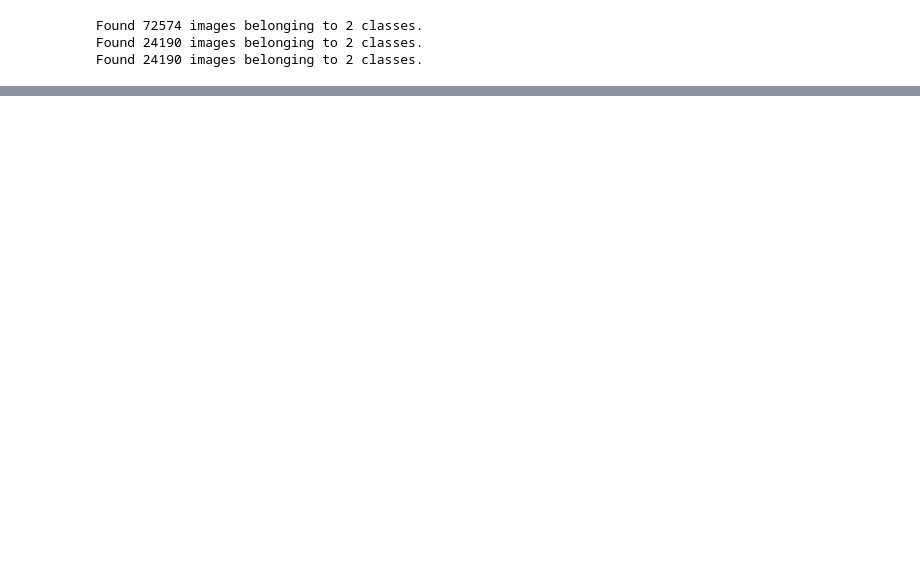
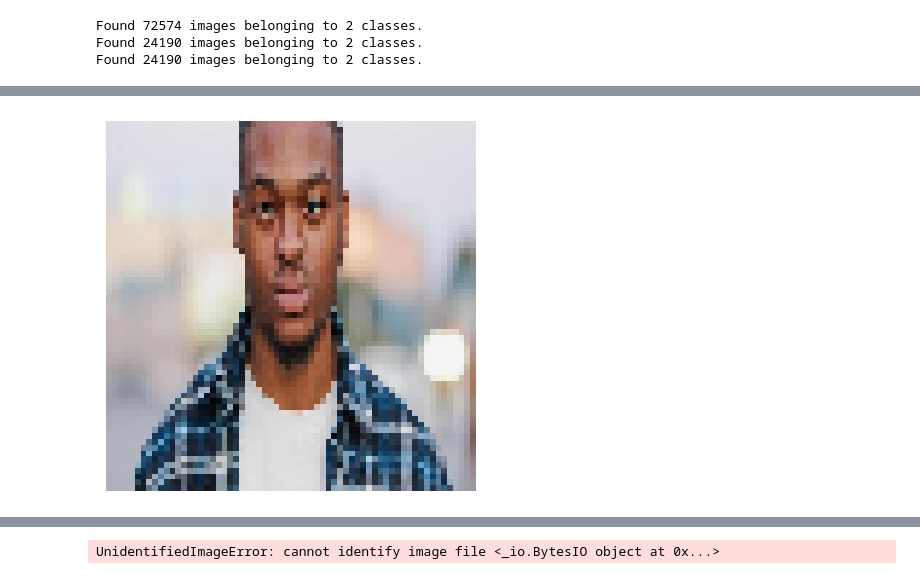
Before and after one commit to luis-robotic/AI-vs-Real-Image-Classifier, a Jupyter notebook: ModeloCNN2_little.ipynb, the cells around one changed output, grey strips where cells are left out. Saved outputs shown, nothing was run; the diff lists cells and outputs as text; code cells hidden in the pictures; blank space fills up the shorter version.

```diff
--- a/ModeloCNN2_little.ipynb
+++ b/ModeloCNN2_little.ipynb
@@ -150,0 +242,27 @@ plt.show()
+# %%
+# Ruta de la imagen nueva
+img_path = r"C:\Users\Usuario\Downloads\IA4.jpg"
+ # <-- cambia esto
+
+# Cargar imagen
+img = image.load_img(img_path, target_size=(IMG_SIZE, IMG_SIZE))
+
+# Convertir a array
+img_array = image.img_to_array(img)
+
+# Normalizar (igual que entrenamiento)
+img_array = img_array / 255.0
+
+# Añadir dimensión batch
+img_array = np.expand_dims(img_array, axis=0)
+
+# Mostrar imagen
+plt.imshow(img)
+plt.axis("off")
+plt.show()
+
+prediction = model.predict(img_array)
+
+print("Raw prediction:", prediction)
+# %% [output]
+[figure, added]
@@ -150,0 +271,27 @@ plt.show()
+# %%
+# Ruta de la imagen nueva
+img_path = r"C:\Users\Usuario\Downloads\IA5.jpg"
+ # <-- cambia esto
+
+# Cargar imagen
+img = image.load_img(img_path, target_size=(IMG_SIZE, IMG_SIZE))
+
+# Convertir a array
+img_array = image.img_to_array(img)
+
+# Normalizar (igual que entrenamiento)
+img_array = img_array / 255.0
+
+# Añadir dimensión batch
+img_array = np.expand_dims(img_array, axis=0)
+
+# Mostrar imagen
+plt.imshow(img)
+plt.axis("off")
+plt.show()
+
+prediction = model.predict(img_array)
+
+print("Raw prediction:", prediction)
+# %% [output]
+UnidentifiedImageError: cannot identify image file <_io.BytesIO object at 0x...>
```
Also changed, not shown: parts of 8 cells of this notebook.
